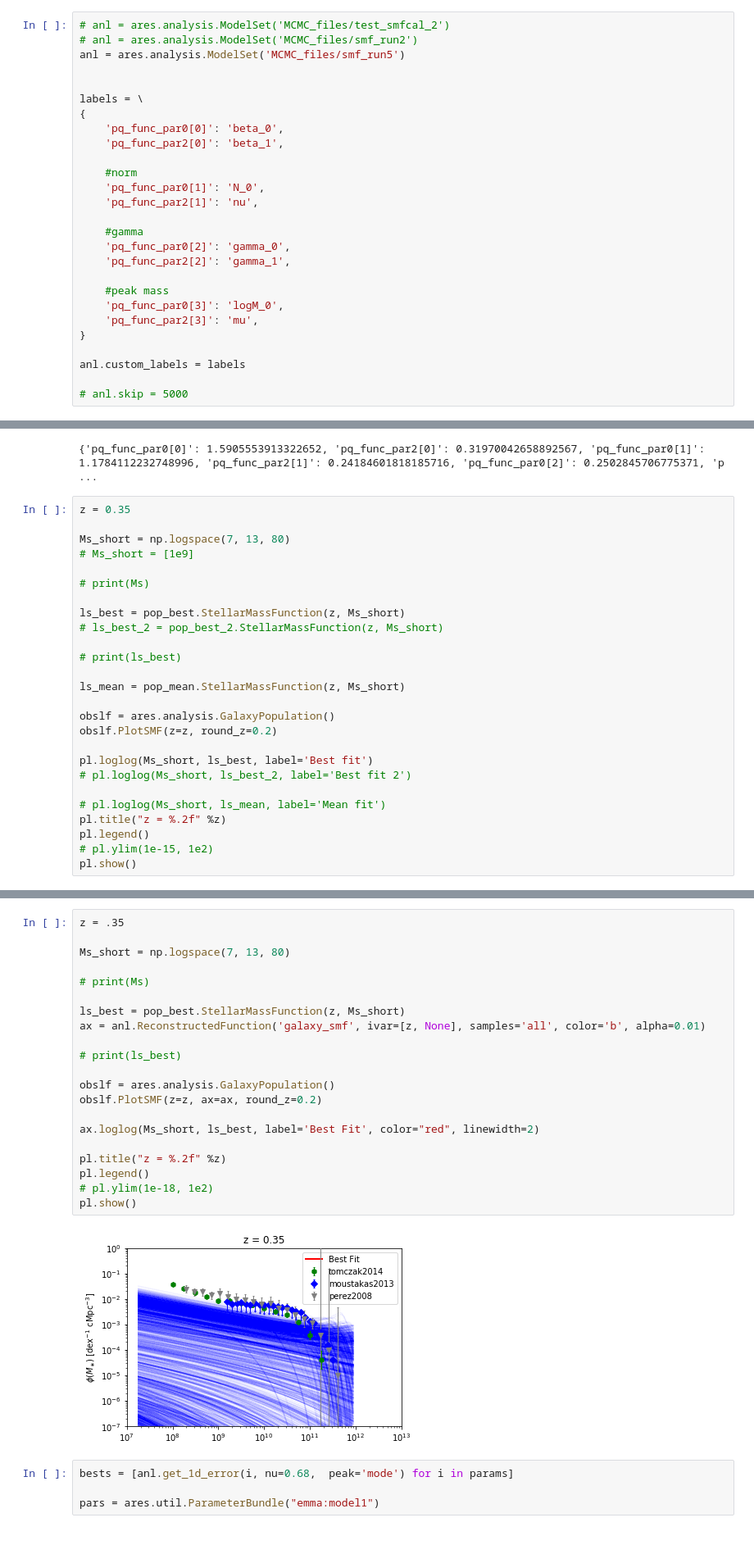
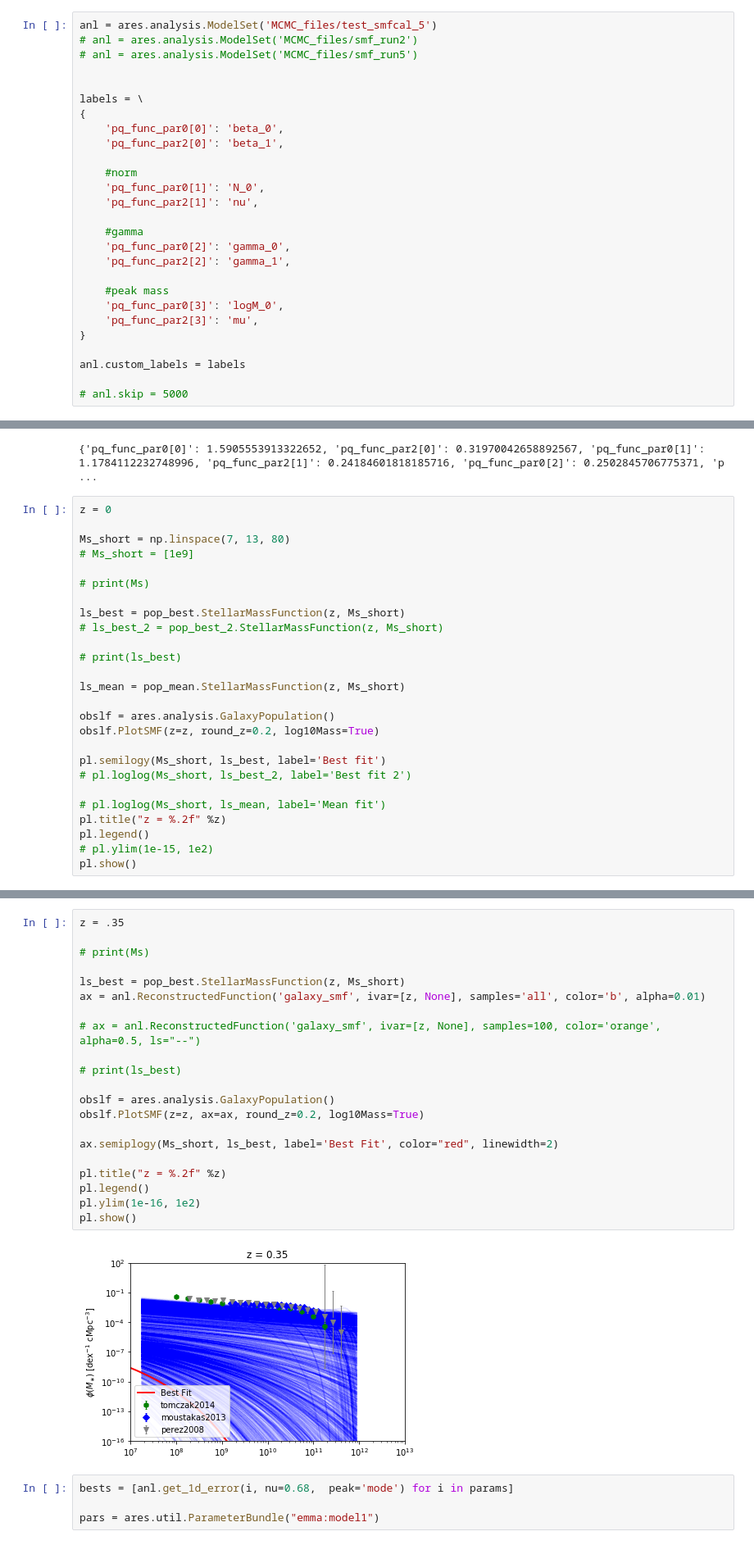
Before and after one commit to eklem1/GalaxySim, a Jupyter notebook: CheckingFitGuesses.ipynb, the cells around one changed output, grey strips where cells are left out. Shown at 82% size. Saved outputs shown, nothing was run; the diff lists cells and outputs as text.

```diff
--- a/CheckingFitGuesses.ipynb
+++ b/CheckingFitGuesses.ipynb
@@ -271,7 +253,7 @@ pl.show()
 # %%
-# anl = ares.analysis.ModelSet('MCMC_files/test_smfcal_2')
+anl = ares.analysis.ModelSet('MCMC_files/test_smfcal_5')
 # anl = ares.analysis.ModelSet('MCMC_files/smf_run2')
-anl = ares.analysis.ModelSet('MCMC_files/smf_run5')
+# anl = ares.analysis.ModelSet('MCMC_files/smf_run5')
 
 
 labels = \
@@ -469,9 +447,9 @@ pop_best = ares.populations.GalaxyPopulation(**pars_best)
 # %% [output]
 {'pq_func_par0[0]': 1.5905553913322652, 'pq_func_par2[0]': 0.31970042658892567, 'pq_func_par0[1]': 1.1784112232748996, 'pq_func_par2[1]': 0.24184601818185716, 'pq_func_par0[2]': 0.2502845706775371, 'p ...
 # %%
-z = 0.35
+z = 0
 
-Ms_short = np.logspace(7, 13, 80)
+Ms_short = np.linspace(7, 13, 80)
 # Ms_short = [1e9]
 
 # print(Ms)
@@ -484,9 +462,9 @@ ls_best = pop_best.StellarMassFunction(z, Ms_short)
 ls_mean = pop_mean.StellarMassFunction(z, Ms_short)
 
 obslf = ares.analysis.GalaxyPopulation()
-obslf.PlotSMF(z=z, round_z=0.2)
+obslf.PlotSMF(z=z, round_z=0.2, log10Mass=True)
 
-pl.loglog(Ms_short, ls_best, label='Best fit')
+pl.semilogy(Ms_short, ls_best, label='Best fit')
 # pl.loglog(Ms_short, ls_best_2, label='Best fit 2')
 
 # pl.loglog(Ms_short, ls_mean, label='Mean fit')
@@ -500,27 +478,27 @@ pl.show()
 [figure]
 # %%
 z = .35
-
-Ms_short = np.logspace(7, 13, 80)
 
 # print(Ms)
 
 ls_best = pop_best.StellarMassFunction(z, Ms_short)
 ax = anl.ReconstructedFunction('galaxy_smf', ivar=[z, None], samples='all', color='b', alpha=0.01)
 
+# ax = anl.ReconstructedFunction('galaxy_smf', ivar=[z, None], samples=100, color='orange', alpha=0.5, ls="--")
+
 # print(ls_best)
 
 obslf = ares.analysis.GalaxyPopulation()
-obslf.PlotSMF(z=z, ax=ax, round_z=0.2)
+obslf.PlotSMF(z=z, ax=ax, round_z=0.2, log10Mass=True)
 
-ax.loglog(Ms_short, ls_best, label='Best Fit', color="red", linewidth=2)
+ax.semiplogy(Ms_short, ls_best, label='Best Fit', color="red", linewidth=2)
 
 pl.title("z = %.2f" %z)
 pl.legend()
-# pl.ylim(1e-18, 1e2)
+pl.ylim(1e-16, 1e2)
 pl.show()
 # %% [output]
-[figure, old version]
+[figure, new version]
 # %%
 bests = [anl.get_1d_error(i, nu=0.68,  peak='mode') for i in params]
 
```
Also changed, not shown: parts of 13 cells of this notebook, 2 other files.
